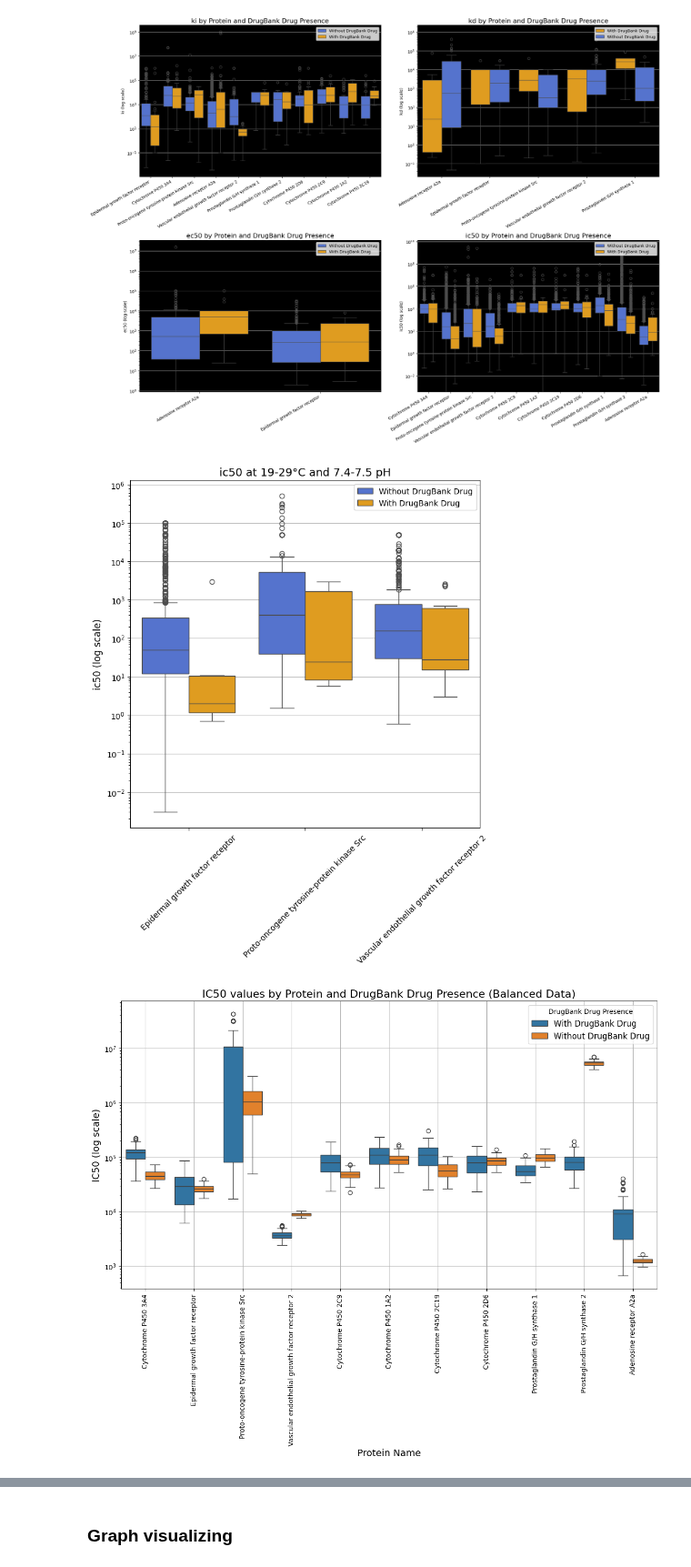
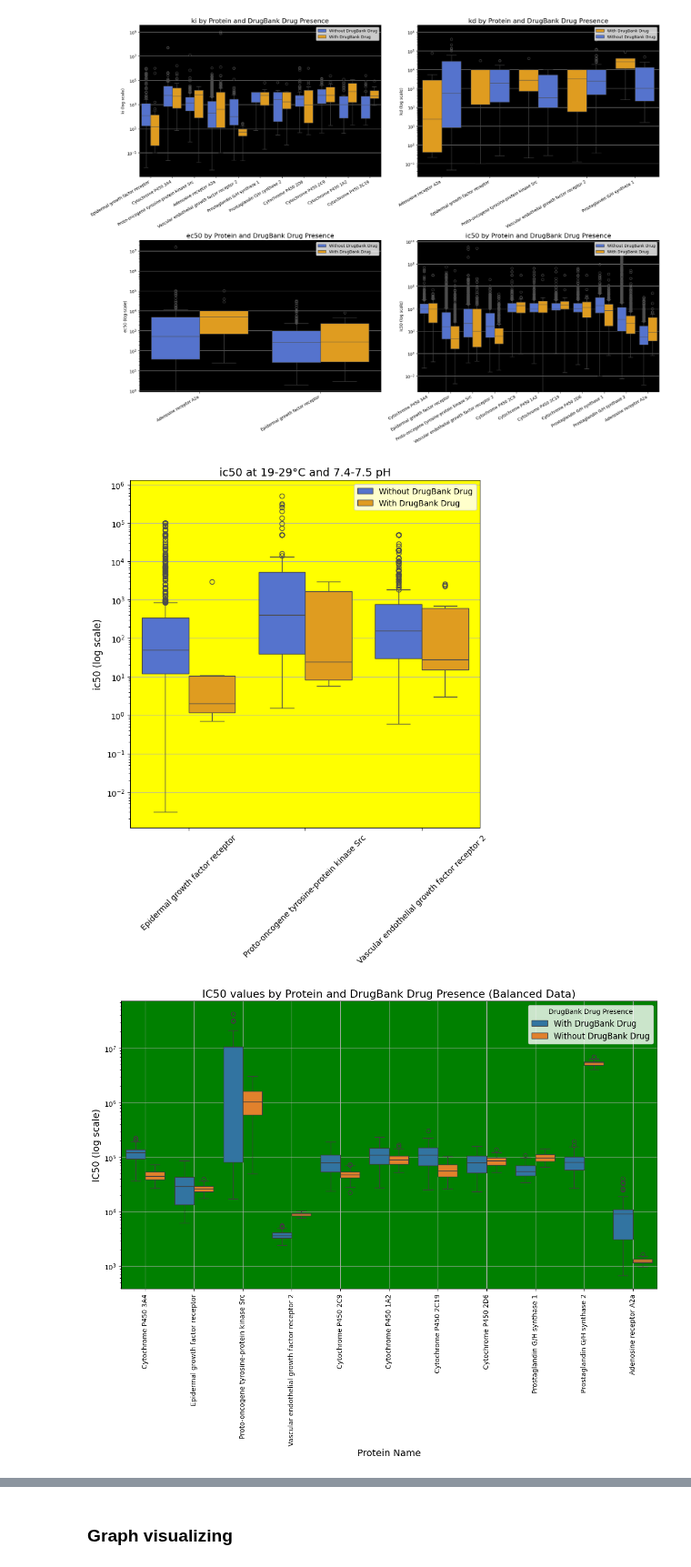
Before and after one commit to epfl-ada/ada-2024-project-hyperbabbage, a Jupyter notebook: results.ipynb, the cells around one changed output, grey strips where cells are left out. Shown at 91% size. Saved outputs shown, nothing was run; the diff lists cells and outputs as text; code cells hidden in the pictures.

Commit message:
added_background_color and removed some of the warnings

```diff
--- a/results.ipynb
+++ b/results.ipynb
@@ -75,13 +71,13 @@ highly_researched.plot_binding_measurements_to_drug_presence(background_color='b
 # %% [output]
 [figure]
 # %%
-highly_researched.plot_measurement_in_different_conditions(col="ic50")
+highly_researched.plot_measurement_in_different_conditions(col="ic50", background_color='yellow')
 # %% [output]
-[figure, old version]
+[figure, new version]
 # %%
-highly_researched.plot_measurement_by_protein_drug_presence(col="ic50")
+highly_researched.plot_measurement_by_protein_drug_presence(col="ic50", background_color='green')
 # %% [output]
-[figure, old version]
+[figure, new version]
 # %%
 cancer_related_affinities = All_Cancerprotein_Affinities()
 # %%
```
Also changed, not shown: parts of 8 cells of this notebook, 2 other files.
